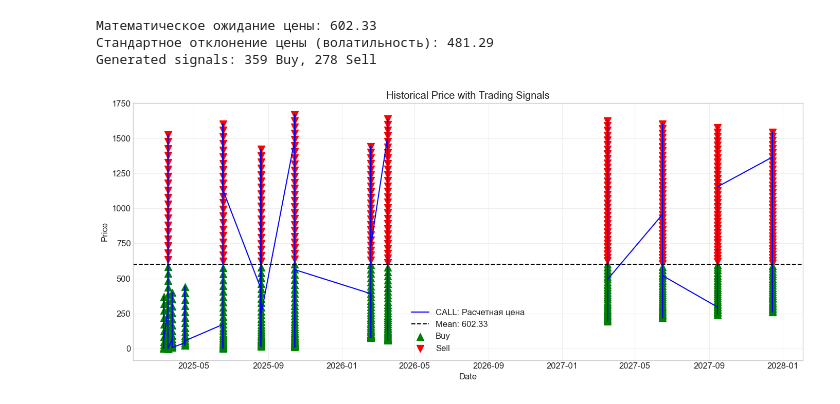
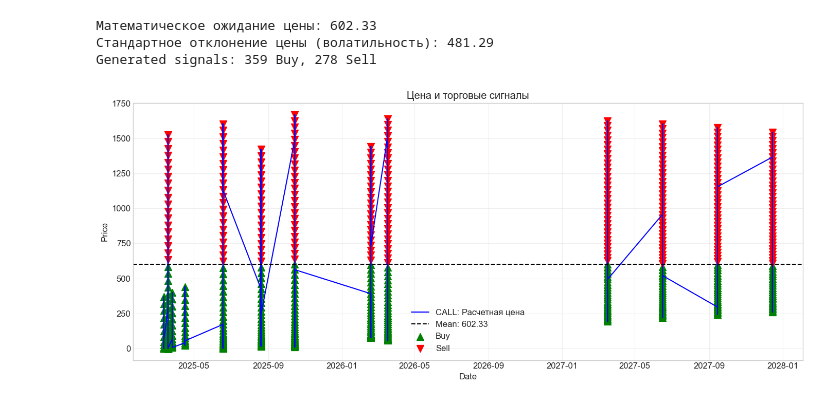
Before and after one commit to Kabanya/ml_and_risk_management, a Jupyter notebook: finance/main.ipynb, the cells around one changed output. Drawn from its saved outputs; the diff is of its cells as text; code cells hidden in the pictures.

```diff
--- a/finance/main.ipynb
+++ b/finance/main.ipynb
@@ -129,7 +87,7 @@ missing_percentage = df_combined.isna().mean() * 100
 for col, pct in missing_percentage.items():
     print(f"{col}: {pct:.2f}%")
 
-trg_vl_miss = 96
+trg_vl_miss = 96.5
 columns_to_drop = missing_percentage[missing_percentage >= trg_vl_miss].index.tolist()
 
 print(f"\nDropping {len(columns_to_drop)} columns with {trg_vl_miss}% or more missing values")
@@ -862,19 +849,18 @@ def analyze_lognormal_distribution(df, avg_index_level):
 # %%
-# Cell 6: Run the strategy analysis
+# Вывод по стратегиям
 
-# Get unique expiration dates and sort them
 expiry_dates = sorted(df['execution_date_dt'].unique())
 
-# Focus on the nearest three expiration dates
+# nearest_dates = expiry_dates[:3]
 nearest_dates = expiry_dates[:3]
-print(f"Using the nearest expiration dates: {', '.join([str(date.date()) for date in nearest_dates])}")
 
-# Filter for options expiring on these dates
+print(f"Используются ближайшие даты истечения: {', '.join([str(date.date()) for date in nearest_dates])}")
+
 near_term_options = df[df['execution_date_dt'].isin(nearest_dates)]
-print(f"Number of near-term options available: {len(near_term_options)}")
+print(f"Количество доступных опционов с ближайшим сроком истечения: {len(near_term_options)}")
 
 if near_term_options.empty:
-    print("WARNING: No options found for the nearest expiration dates!")
+    print("ВНИМАНИЕ: Опционы для ближайших дат истечения не найдены!")
 else:
     straddle_results = analyze_straddle_strategy(near_term_options, avg_index_level)
 
@@ -882,12 +868,15 @@ else:
 
     bear_put_results = analyze_bear_put_spread(near_term_options, avg_index_level, nearest_dates)
 
+    bull_call_results = analyze_bull_call_spread(near_term_options, avg_index_level, nearest_dates)
+
     long_call_results, long_put_results = analyze_directional_strategies(near_term_options, avg_index_level)
 
     strategy_results = {
         'straddles': straddle_results,
         'strangles': strangle_results,
         'bear_put_spreads': bear_put_results,
+        'bull_call_spreads': bull_call_results,
         'long_calls': long_call_results,
         'long_puts': long_put_results
     }
@@ -1206,70 +1209,30 @@ Generated signals: 359 Buy, 278 Sell, 122 Neutral
 # %%
-def generate_signal_with_volatility(df, call_Settlement_price):
-    """
-    Generate trading signals based on mathematical expectation and volatility.
-    """
-    df_with_signals = df.copy()
 
-    # Calculate mathematical expectation (mean)
-    math_expectation = df_with_signals[call_Settlement_price].mean()
-
-    # Calculate standard deviation (volatility)
-    std_deviation = df_with_signals[call_Settlement_price].std()
-
-    print(f"\nМатематическое ожидание цены: {math_expectation:.2f}")
-    print(f"Стандартное отклонение цены (волатильность): {std_deviation:.2f}")
-
-    # Generate signals
-    # Buy when price is below mathematical expectation
-    # Sell when price is above mathematical expectation
-    df_with_signals['Сигнал'] = df_with_signals[call_Settlement_price].apply(
-        lambda price: 'Покупка' if price < math_expectation else
-                      'Продажа' if price > math_expectation else
-                      'Нейтрально'
-    )
-
-    # Count signals
-    buy_count = (df_with_signals['Сигнал'] == 'Покупка').sum()
-    sell_count = (df_with_signals['Сигнал'] == 'Продажа').sum()
-
-    print(f"Generated signals: {buy_count} Buy, {sell_count} Sell")
-
-    return df_with_signals
-
-# Example usage with the volatility-based signal generation:
-# """
-# Generate signals based on mathematical expectation
 df_with_signals = generate_signal_with_volatility(df, call_Settlement_price)
 
-# Plot the results
 plt.figure(figsize=(14, 6))
 
-# Plot price
 plt.plot(df_with_signals[date_ex], df_with_signals[call_Settlement_price], label=call_Settlement_price, color='blue')
 
-# Add horizontal line at mathematical expectation
 mean_price = df_with_signals[call_Settlement_price].mean()
 plt.axhline(y=mean_price, color='black', linestyle='--', label=f'Mean: {mean_price:.2f}')
 
-# Plot buy signals
 buy_signals = df_with_signals[df_with_signals['Сигнал'] == 'Покупка']
 plt.scatter(buy_signals[date_ex], buy_signals[call_Settlement_price], marker='^', color='green', label='Buy', s=100)
 
-# Plot sell signals
 sell_signals = df_with_signals[df_with_signals['Сигнал'] == 'Продажа']
 plt.scatter(sell_signals[date_ex], sell_signals[call_Settlement_price], marker='v', color='red', label='Sell', s=100)
 
 plt.xlabel('Date')
 plt.ylabel('Price')
-plt.title('Historical Price with Trading Signals')
+plt.title('Цена и торговые сигналы')
 plt.legend()
 plt.grid(True, alpha=0.3)
 plt.tight_layout()
 plt.show()
-# """
 # %% [output]
 Математическое ожидание цены: 602.33
 Стандартное отклонение цены (волатильность): 481.29
 Generated signals: 359 Buy, 278 Sell
-[figure, old version]
+[figure, new version]
 # %%
```
Also changed, not shown: parts of 20 cells of this notebook.
